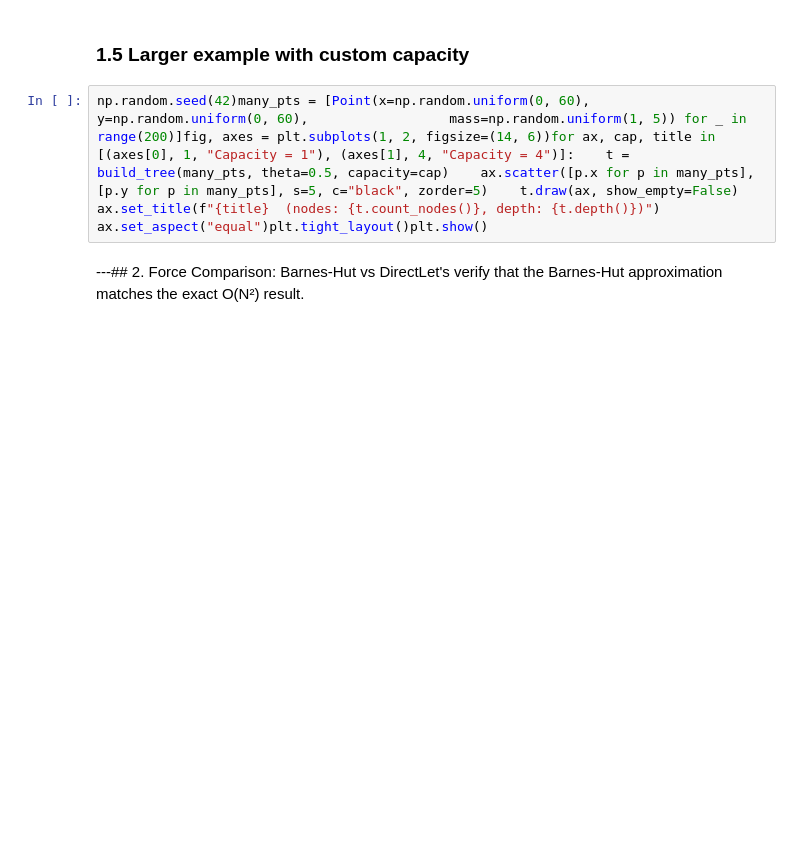
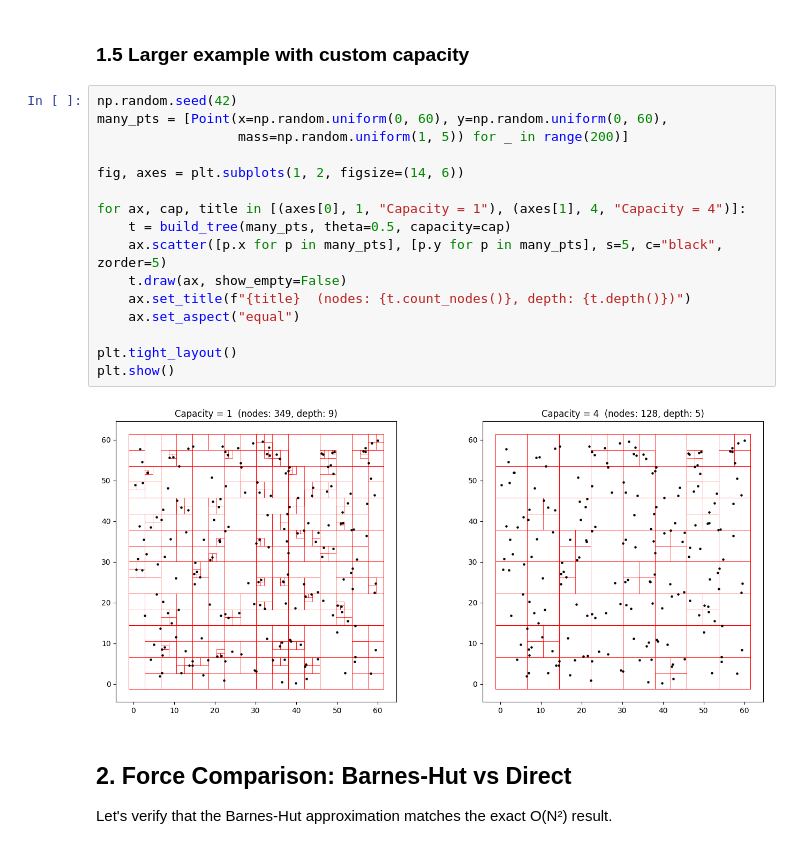
Before and after one commit to Astrojigs/Orbital-simulations, a Jupyter notebook: Examples/Using_barnes_hut.ipynb, the cells around one changed output. Saved outputs shown, nothing was run; the diff lists cells and outputs as text; blank space fills up the shorter version.

```diff
--- a/Examples/Using_barnes_hut.ipynb
+++ b/Examples/Using_barnes_hut.ipynb
@@ -23,7 +102,24 @@ fig, axes = plt.subplots(1, 3, figsize=(18, 6))# All cellsaxes[0].set_title("All
 # %% [markdown]
 ### 1.5 Larger example with custom capacity
 # %%
-np.random.seed(42)many_pts = [Point(x=np.random.uniform(0, 60), y=np.random.uniform(0, 60),                  mass=np.random.uniform(1, 5)) for _ in range(200)]fig, axes = plt.subplots(1, 2, figsize=(14, 6))for ax, cap, title in [(axes[0], 1, "Capacity = 1"), (axes[1], 4, "Capacity = 4")]:    t = build_tree(many_pts, theta=0.5, capacity=cap)    ax.scatter([p.x for p in many_pts], [p.y for p in many_pts], s=5, c="black", zorder=5)    t.draw(ax, show_empty=False)    ax.set_title(f"{title}  (nodes: {t.count_nodes()}, depth: {t.depth()})")    ax.set_aspect("equal")plt.tight_layout()plt.show()
+np.random.seed(42)
+many_pts = [Point(x=np.random.uniform(0, 60), y=np.random.uniform(0, 60),
+                  mass=np.random.uniform(1, 5)) for _ in range(200)]
+
+fig, axes = plt.subplots(1, 2, figsize=(14, 6))
+
+for ax, cap, title in [(axes[0], 1, "Capacity = 1"), (axes[1], 4, "Capacity = 4")]:
+    t = build_tree(many_pts, theta=0.5, capacity=cap)
+    ax.scatter([p.x for p in many_pts], [p.y for p in many_pts], s=5, c="black", zorder=5)
+    t.draw(ax, show_empty=False)
+    ax.set_title(f"{title}  (nodes: {t.count_nodes()}, depth: {t.depth()})")
+    ax.set_aspect("equal")
+
+plt.tight_layout()
+plt.show()
+# %% [output]
+[figure, added]
 # %% [markdown]
----## 2. Force Comparison: Barnes-Hut vs DirectLet's verify that the Barnes-Hut approximation matches the exact O(N²) result.
+## 2. Force Comparison: Barnes-Hut vs Direct
+Let's verify that the Barnes-Hut approximation matches the exact O(N²) result.
 # %%
```
Also changed, not shown: parts of 19 cells of this notebook, 3 other files.
